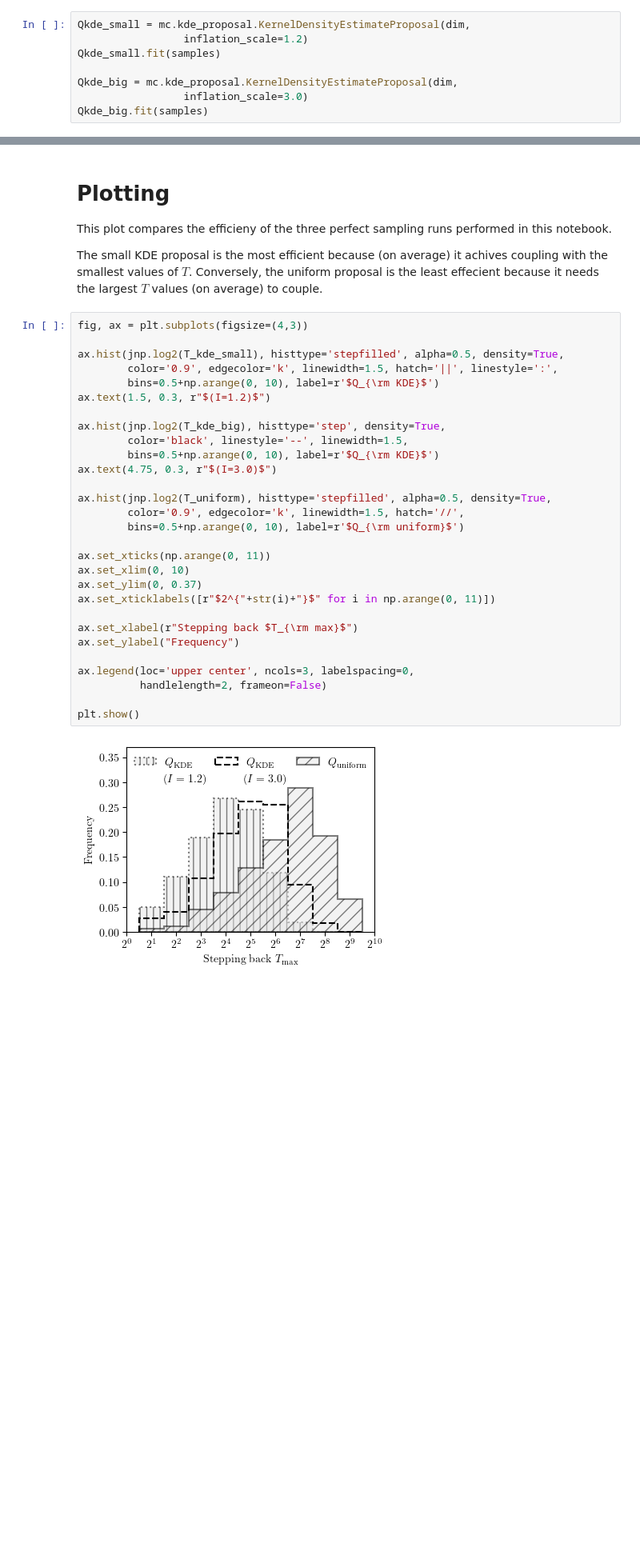
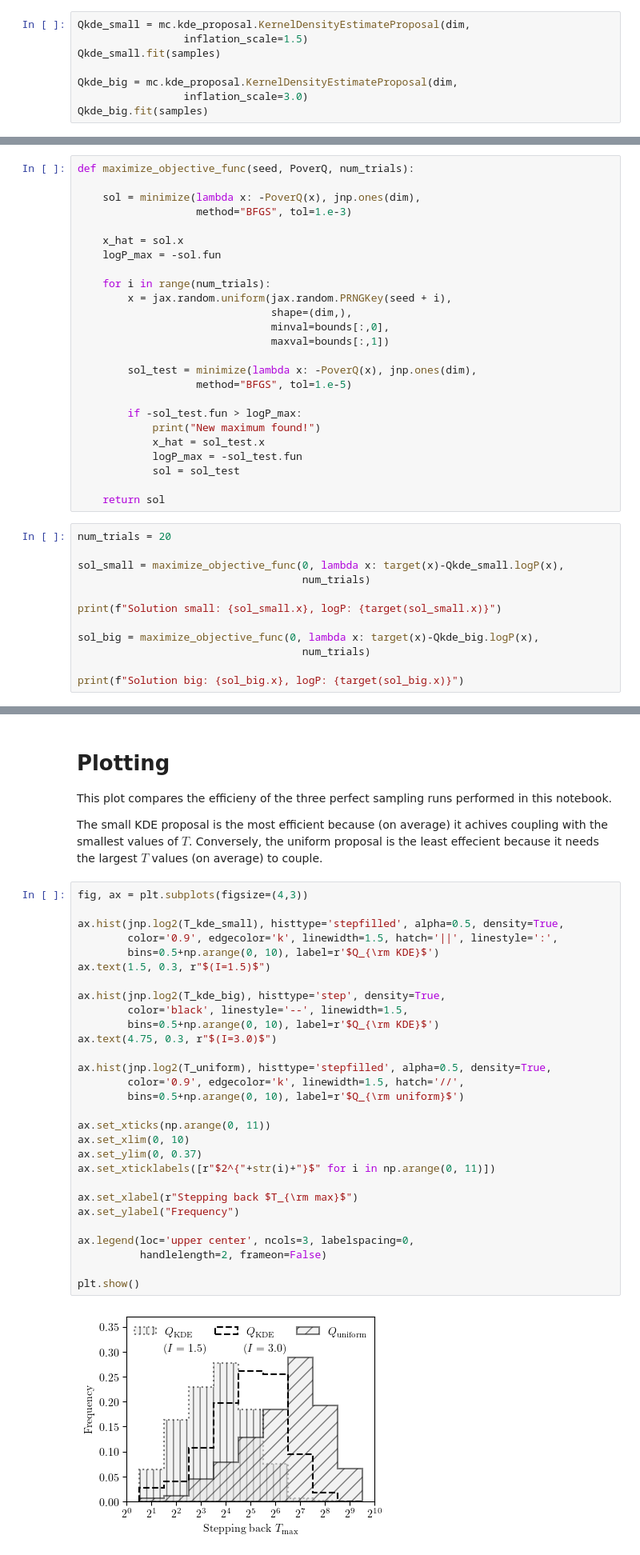
Before and after one commit to cjm96/mcmc_infinity, a Jupyter notebook: examples/rosenbrock_demo.ipynb, the cells around one changed output, grey strips where cells are left out. Shown at 80% size. Drawn from its saved outputs; the diff is of its cells as text; blank space fills up the shorter version.

```diff
--- a/examples/rosenbrock_demo.ipynb
+++ b/examples/rosenbrock_demo.ipynb
@@ -131,7 +131,7 @@ We now build KDEs that we will use as our proposal.
 It is necessary to inflate (i.e. make wider) the KDEs in order for $P/Q$ to have a clear global maximum. Smaller inflation will make the objective function harder to maximise but will yield a more efficient proposal. Conversely, a larger inflation will make the objective function easier to maximise at the cost of a less efficient proposal.
 # %%
 Qkde_small = mc.kde_proposal.KernelDensityEstimateProposal(dim,
-                 inflation_scale=1.2)
+                 inflation_scale=1.5)
 Qkde_small.fit(samples)
 
 Qkde_big = mc.kde_proposal.KernelDensityEstimateProposal(dim,
@@ -169,0 +142,37 @@ print(target(test_points)-Qkde_small.logP(test_points))
+# %%
+def maximize_objective_func(seed, PoverQ, num_trials):
+
+    sol = minimize(lambda x: -PoverQ(x), jnp.ones(dim),
+                   method="BFGS", tol=1.e-3)
+
+    x_hat = sol.x
+    logP_max = -sol.fun
+
+    for i in range(num_trials):
+        x = jax.random.uniform(jax.random.PRNGKey(seed + i),
+                               shape=(dim,),
+                               minval=bounds[:,0],
+                               maxval=bounds[:,1])
+
+        sol_test = minimize(lambda x: -PoverQ(x), jnp.ones(dim),
+                   method="BFGS", tol=1.e-5)
+
+        if -sol_test.fun > logP_max:
+            print("New maximum found!")
+            x_hat = sol_test.x
+            logP_max = -sol_test.fun
+            sol = sol_test
+
+    return sol
+# %%
+num_trials = 20
+
+sol_small = maximize_objective_func(0, lambda x: target(x)-Qkde_small.logP(x),
+                                    num_trials)
+
+print(f"Solution small: {sol_small.x}, logP: {target(sol_small.x)}")
+
+sol_big = maximize_objective_func(0, lambda x: target(x)-Qkde_big.logP(x),
+                                    num_trials)
+
+print(f"Solution big: {sol_big.x}, logP: {target(sol_big.x)}")
@@ -221,34 +233,34 @@ The small KDE proposal is the most efficient because (on average) it achives cou
 # %%
 fig, ax = plt.subplots(figsize=(4,3))
 
 ax.hist(jnp.log2(T_kde_small), histtype='stepfilled', alpha=0.5, density=True,
         color='0.9', edgecolor='k', linewidth=1.5, hatch='||', linestyle=':',
         bins=0.5+np.arange(0, 10), label=r'$Q_{\rm KDE}$')
-ax.text(1.5, 0.3, r"$(I=1.2)$")
+ax.text(1.5, 0.3, r"$(I=1.5)$")
 
 ax.hist(jnp.log2(T_kde_big), histtype='step', density=True,
         color='black', linestyle='--', linewidth=1.5,
         bins=0.5+np.arange(0, 10), label=r'$Q_{\rm KDE}$')
 ax.text(4.75, 0.3, r"$(I=3.0)$")
 
 ax.hist(jnp.log2(T_uniform), histtype='stepfilled', alpha=0.5, density=True,
         color='0.9', edgecolor='k', linewidth=1.5, hatch='//',
         bins=0.5+np.arange(0, 10), label=r'$Q_{\rm uniform}$')
 
 ax.set_xticks(np.arange(0, 11))
 ax.set_xlim(0, 10)
 ax.set_ylim(0, 0.37)
 ax.set_xticklabels([r"$2^{"+str(i)+"}$" for i in np.arange(0, 11)])
 
 ax.set_xlabel(r"Stepping back $T_{\rm max}$")
 ax.set_ylabel("Frequency")
 
 ax.legend(loc='upper center', ncols=3, labelspacing=0,
           handlelength=2, frameon=False)
 
 plt.show()
 # %% [output]
-[figure, old version]
+[figure, new version]
 # %% [markdown]
 This plot demonstrates the binary stepping back approach to achieve coupling.
 # %%
```
Also changed, not shown: parts of 10 cells of this notebook, 5 other files.
